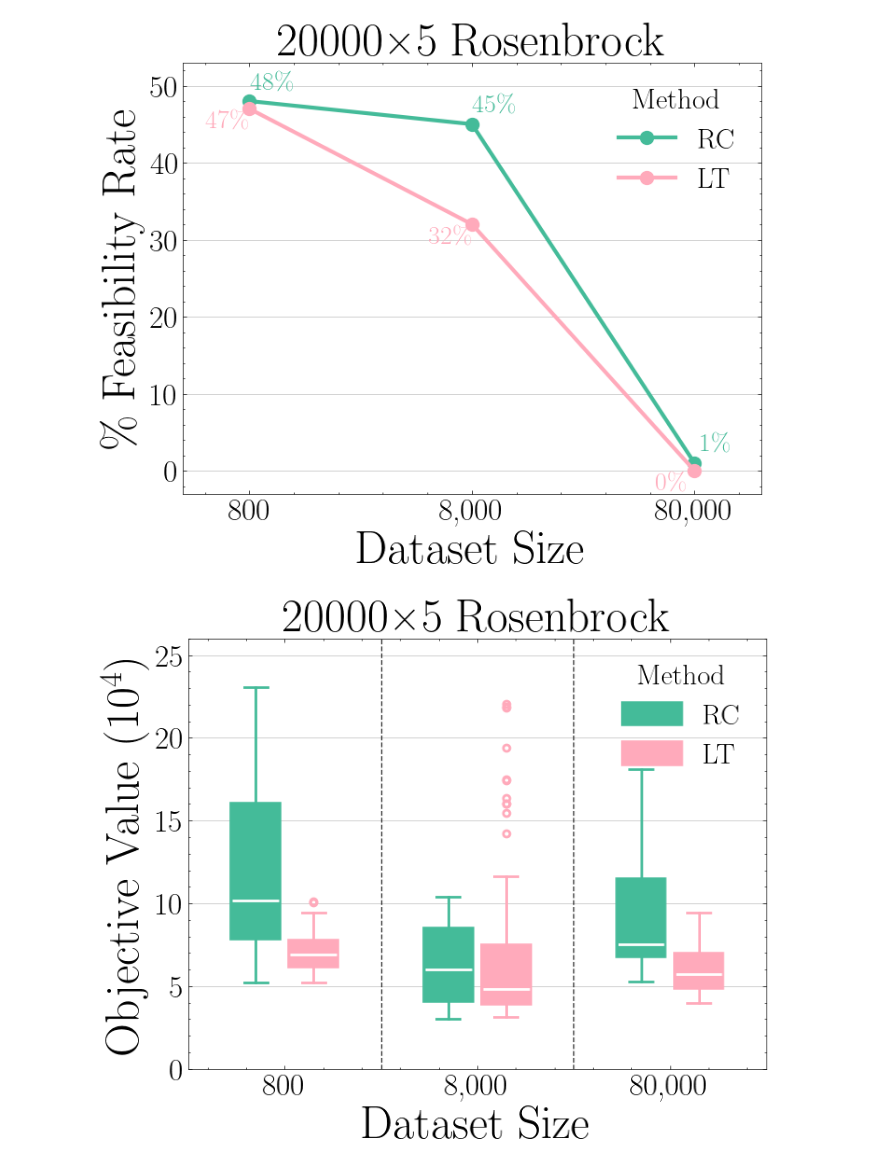
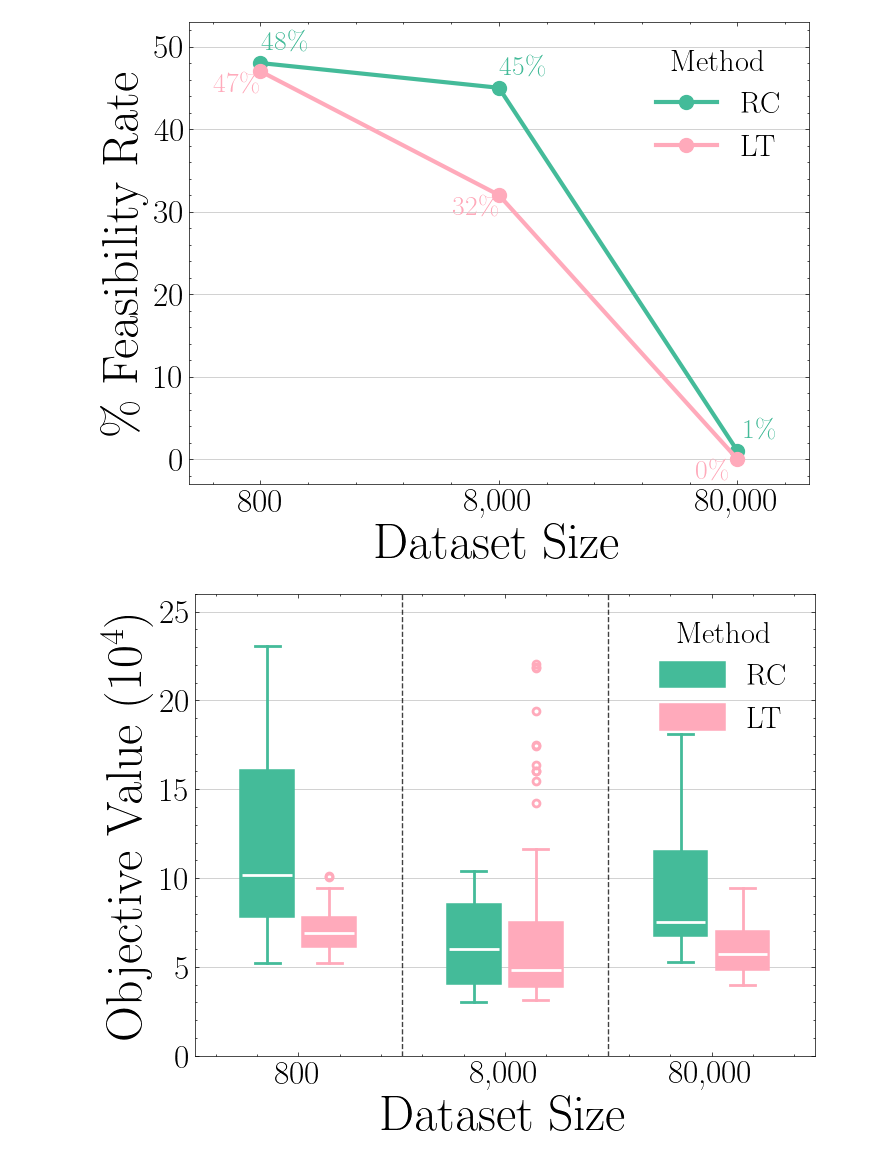
Before and after one commit to pnnl/L2O-pMINLP, a Jupyter notebook: Plot_Samples_Variation.ipynb, the cells around one changed output. Drawn from its saved outputs; the diff is of its cells as text; code cells hidden in the pictures.

Commit message:
Update plot

```diff
--- a/Plot_Samples_Variation.ipynb
+++ b/Plot_Samples_Variation.ipynb
@@ -37,7 +37,7 @@ for i, val in enumerate(lt_frate):
 # grid
 plt.grid(color="grey", alpha=0.5, linewidth=0.5, which="major", axis="y")
 # style
-plt.title("20000×5 Rosenbrock", fontsize=36)
+#plt.title("20000×5 Rosenbrock", fontsize=36)
 plt.xlabel("Dataset Size", fontsize=36)
 plt.ylabel("\% Feasibility Rate", fontsize=36)
 plt.xticks(ticks=[0,1,2], labels=["800", "8,000", "80,000"], fontsize=24)
@@ -60,33 +60,33 @@ c = cset.mint
 bp1 = plt.boxplot(obj_rc, boxprops=dict(facecolor=c, color=c, linewidth=4), medianprops=dict(color="w", linewidth=2),
                   whiskerprops=dict(color=c, linewidth=2), capprops=dict(color=c, linewidth=2),
                   flierprops=dict(markeredgecolor=c, marker="o", markersize=5, markeredgewidth=2),
                   patch_artist=True, positions=np.arange(3)-0.15, widths=0.24)
 obj_lt = pd.DataFrame({
     "800": rb_lt_800["Obj Val"].values / 10**4,
     "8,000": rb_lt_8000["Obj Val"].values / 10**4,
     "80,000": rb_lt_80000["Obj Val"].values / 10**4
 })
 c = cset.pink
 bp2 = plt.boxplot(obj_lt, boxprops=dict(facecolor=c, color=c, linewidth=4), medianprops=dict(color="w", linewidth=2),
                   whiskerprops=dict(color=c, linewidth=2), capprops=dict(color=c, linewidth=2),
                   flierprops=dict(markeredgecolor=c, marker="o", markersize=5, markeredgewidth=2),
                   patch_artist=True, positions=np.arange(3)+0.15, widths=0.24)
 # vertical line
 plt.axvline(x=0.5, color="k", linestyle="--", linewidth=1, alpha=0.75)
 plt.axvline(x=1.5, color="k", linestyle="--", linewidth=1, alpha=0.75)
 # grid
 plt.grid(color="grey", alpha=0.5, linewidth=0.5, which="major", axis="y")
 # style
-plt.title("20000×5 Rosenbrock", fontsize=36)
+#plt.title("20000×5 Rosenbrock", fontsize=36)
 plt.xlabel("Dataset Size", fontsize=36)
 plt.ylabel("Objective Value ($10^4$)", fontsize=36)
 plt.xticks(ticks=[0,1,2], labels=["800", "8,000", "80,000"], fontsize=24)
 plt.yticks(ticks=[5 * i for i in range(6)], fontsize=22)
 plt.yticks(fontsize=24)
 plt.xlim(-0.5, 2.5)
 plt.ylim(0, 26)
 plt.legend([bp1["boxes"][0], bp2["boxes"][0]], ["RC", "LT"], title="Method", fontsize=22, title_fontsize=22)
 plt.savefig("./img/rb_obj.pdf", dpi=300)
 # %% [output]
-[figure, old version]
+[figure, new version]
-[figure, old version]
+[figure, new version]
```
Also changed, not shown: 2 other files.
